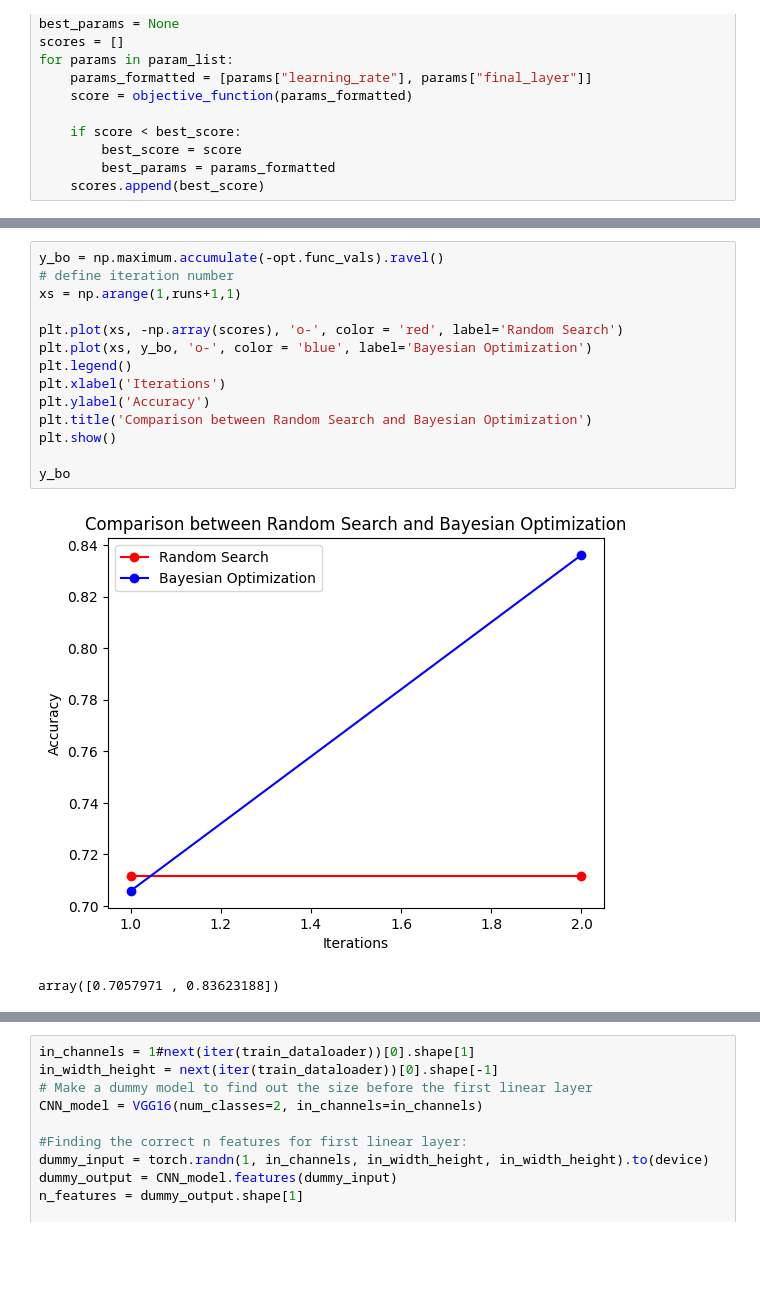
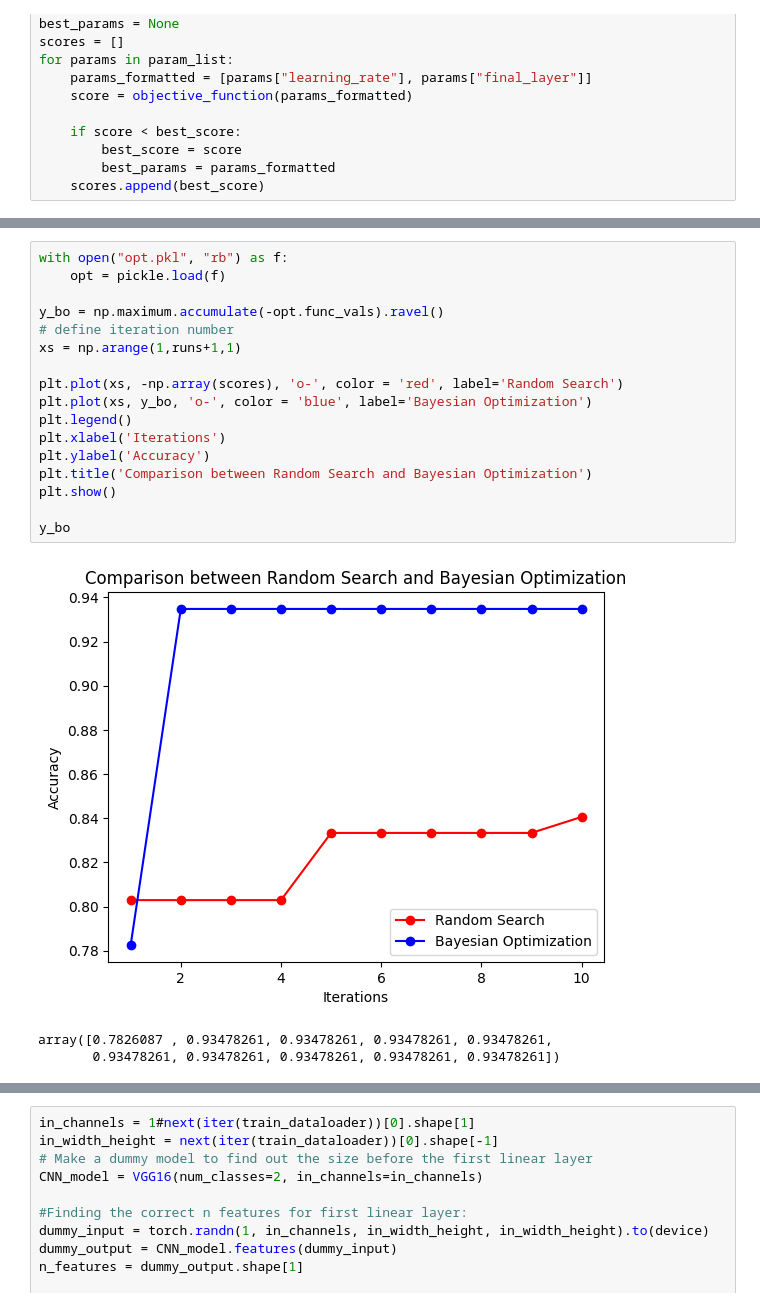
Before and after one commit to TeisAggerholm/02463_BO_project, a Jupyter notebook: VGG16D_v1.ipynb, the cells around one changed output, grey strips where cells are left out. Drawn from its saved outputs; the diff is of its cells as text; blank space fills up the shorter version.

```diff
--- a/VGG16D_v1.ipynb
+++ b/VGG16D_v1.ipynb
@@ -324,17 +326,21 @@ opt = gp_minimize(objective_function,
 # %%
+with open("opt.pkl", "rb") as f:
+    opt = pickle.load(f)
+
 y_bo = np.maximum.accumulate(-opt.func_vals).ravel()
 # define iteration number
 xs = np.arange(1,runs+1,1)
 
 plt.plot(xs, -np.array(scores), 'o-', color = 'red', label='Random Search')
 plt.plot(xs, y_bo, 'o-', color = 'blue', label='Bayesian Optimization')
 plt.legend()
 plt.xlabel('Iterations')
 plt.ylabel('Accuracy')
 plt.title('Comparison between Random Search and Bayesian Optimization')
 plt.show()
 
 y_bo
 # %% [output]
-[figure, old version]
+[figure, new version]
-array([0.7057971 , 0.83623188])
+array([0.7826087 , 0.93478261, 0.93478261, 0.93478261, 0.93478261,
+       0.93478261, 0.93478261, 0.93478261, 0.93478261, 0.93478261])
```
Also changed, not shown: parts of 4 cells of this notebook, 3 other files.
